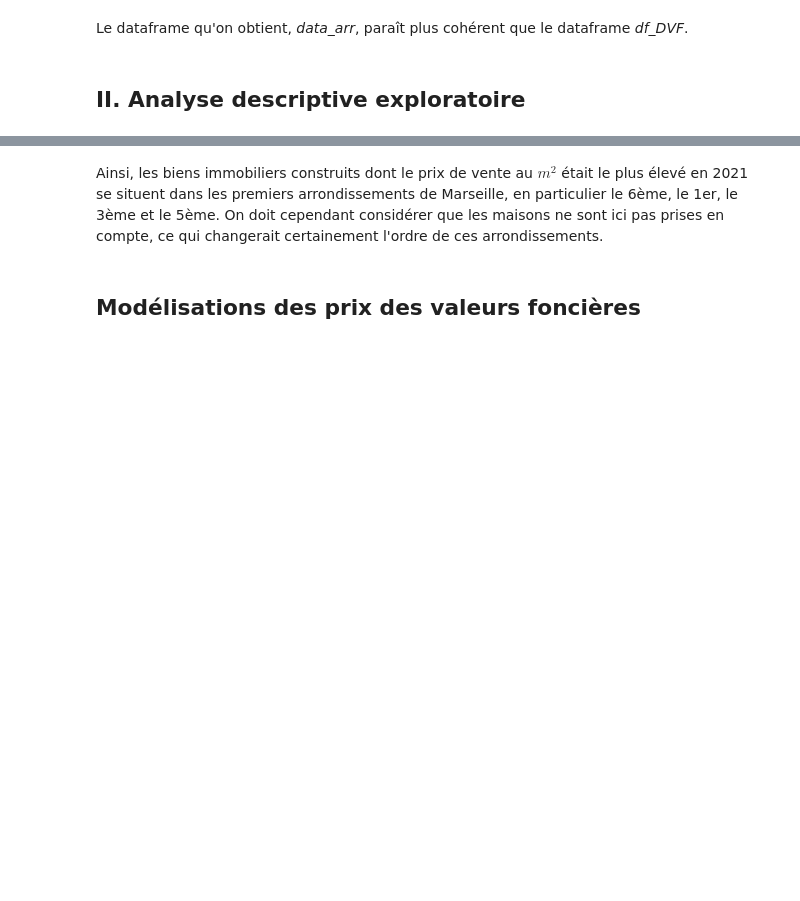
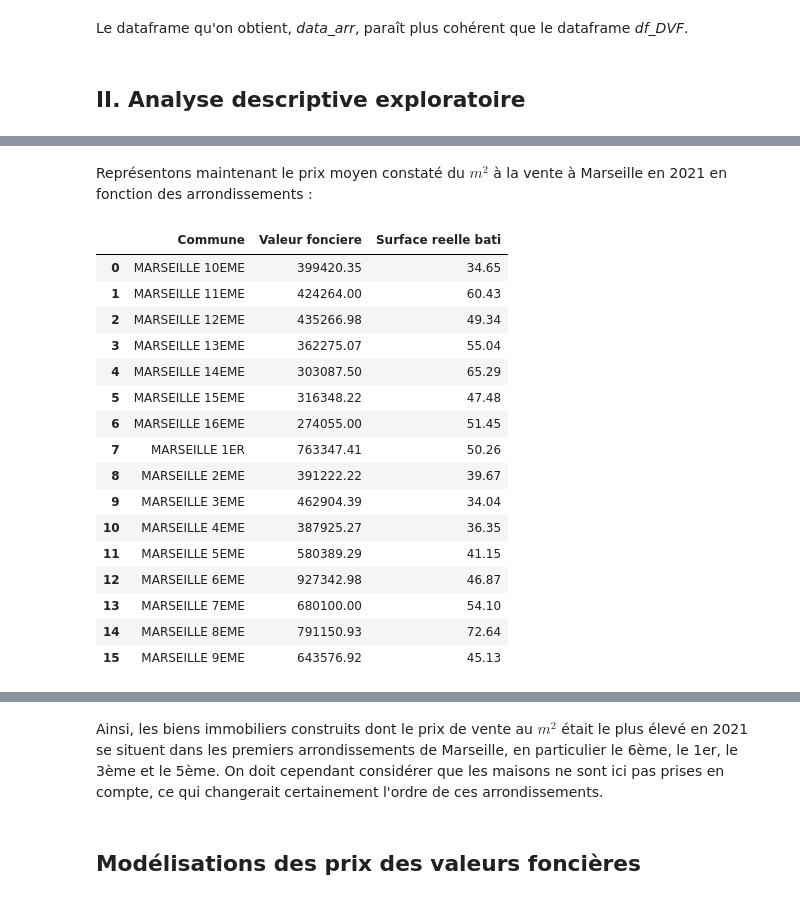
Before and after one commit to nkhenissi/pyhton-for-the-data-scientist, a Jupyter notebook: Notebook_final.ipynb, the cells around one changed output, grey strips where cells are left out. Saved outputs shown, nothing was run; the diff lists cells and outputs as text; code cells hidden in the pictures; blank space fills up the shorter version.

```diff
--- a/Notebook_final.ipynb
+++ b/Notebook_final.ipynb
@@ -107,0 +88,2 @@ dtype: float64
+# %%
+df_DVF=df5
@@ -107,0 +112,23 @@ dtype: float64
+# %% [markdown]
+Représentons maintenant le prix moyen constaté du $m{^2}$ à la vente à Marseille en 2021 en fonction des arrondissements :
+# %%
+DVFmoy=df_DVF.groupby("Commune", as_index=False).mean(numeric_only=True)
+round(DVFmoy, 2)
+# %% [output]
+|  | Commune | Valeur fonciere | Surface reelle bati |
+| 0 | MARSEILLE 10EME | 399420.35 | 34.65 |
+| 1 | MARSEILLE 11EME | 424264.00 | 60.43 |
+| 2 | MARSEILLE 12EME | 435266.98 | 49.34 |
+| 3 | MARSEILLE 13EME | 362275.07 | 55.04 |
+| 4 | MARSEILLE 14EME | 303087.50 | 65.29 |
+| 5 | MARSEILLE 15EME | 316348.22 | 47.48 |
+| 6 | MARSEILLE 16EME | 274055.00 | 51.45 |
+| 7 | MARSEILLE 1ER | 763347.41 | 50.26 |
+| 8 | MARSEILLE 2EME | 391222.22 | 39.67 |
+| 9 | MARSEILLE 3EME | 462904.39 | 34.04 |
+| 10 | MARSEILLE 4EME | 387925.27 | 36.35 |
+| 11 | MARSEILLE 5EME | 580389.29 | 41.15 |
+| 12 | MARSEILLE 6EME | 927342.98 | 46.87 |
+| 13 | MARSEILLE 7EME | 680100.00 | 54.10 |
+| 14 | MARSEILLE 8EME | 791150.93 | 72.64 |
+| 15 | MARSEILLE 9EME | 643576.92 | 45.13 |
```
Also changed, not shown: parts of 9 cells of this notebook.
